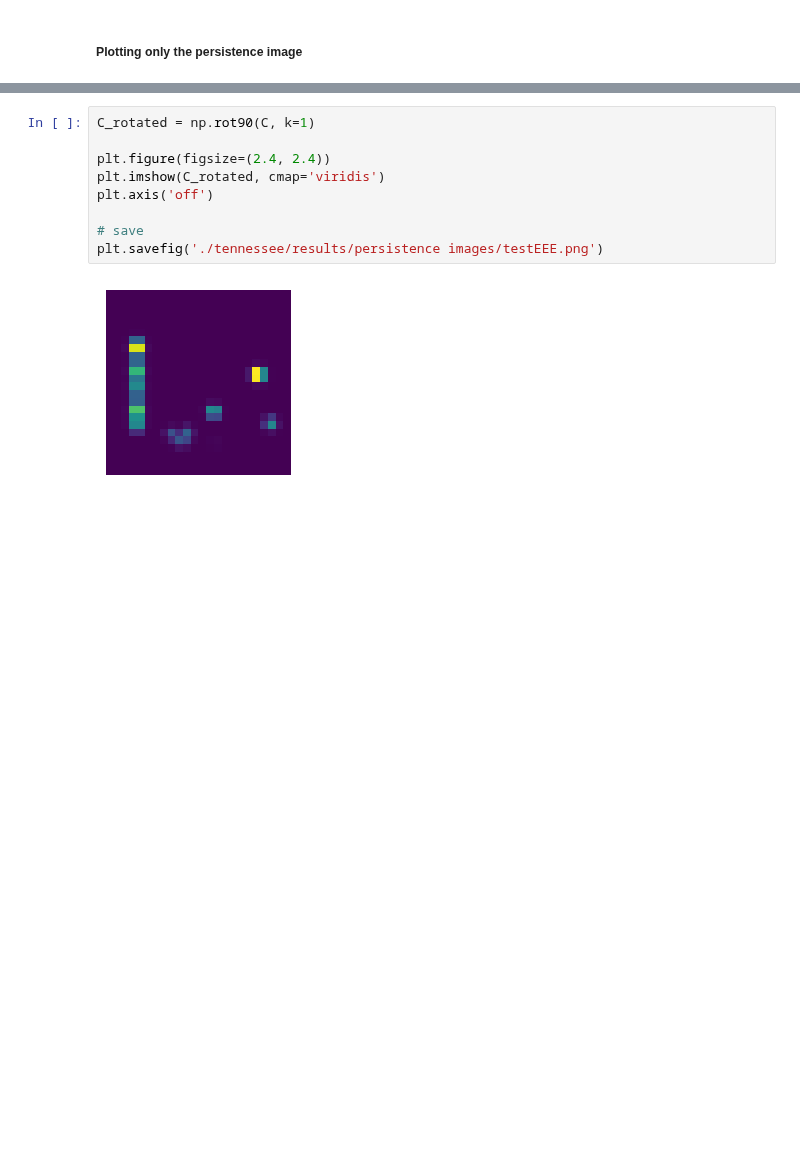
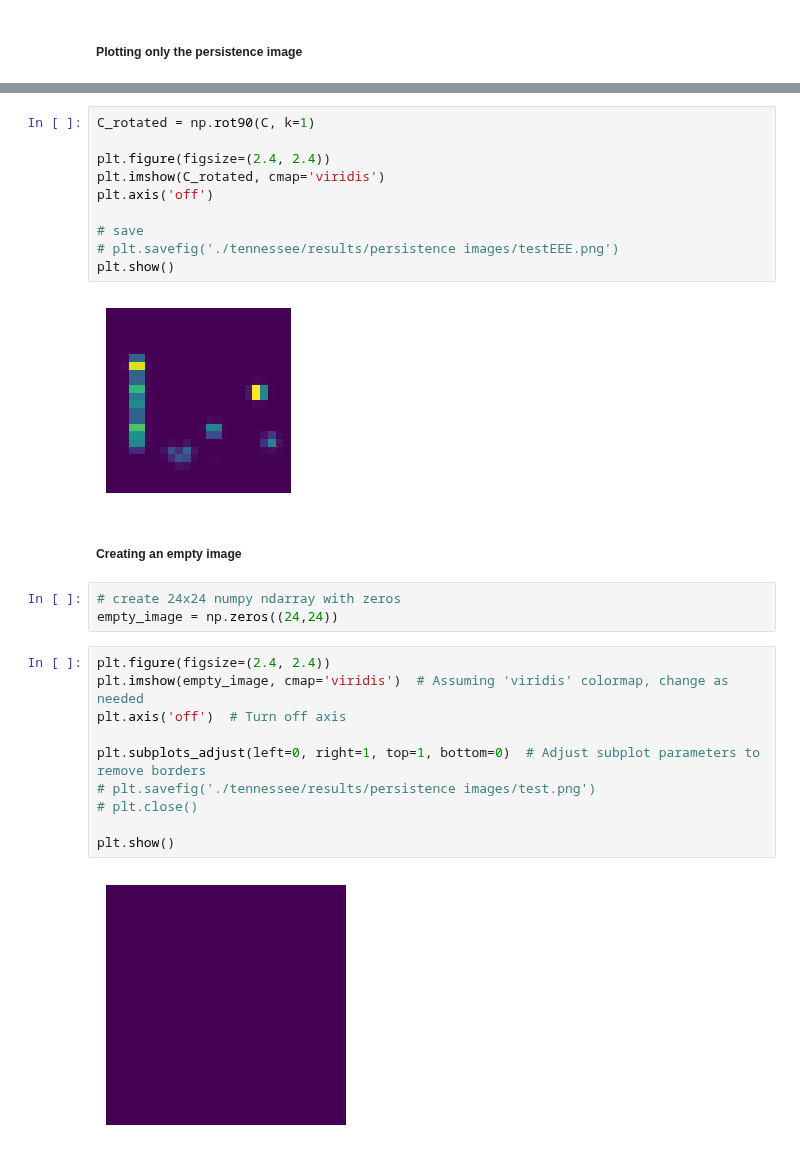
Before and after one commit to hashansl/opioid-risk-modeling, a Jupyter notebook: persistence image of small values.ipynb, the cells around one changed output, grey strips where cells are left out. Saved outputs shown, nothing was run; the diff lists cells and outputs as text; blank space fills up the shorter version.

```diff
--- a/persistence image of small values.ipynb
+++ b/persistence image of small values.ipynb
@@ -206,6 +206,24 @@ plt.imshow(C_rotated, cmap='viridis')
 plt.axis('off')
 
 # save
-plt.savefig('./tennessee/results/persistence images/testEEE.png')
+# plt.savefig('./tennessee/results/persistence images/testEEE.png')
+plt.show()
 # %% [output]
 [figure]
+# %% [markdown]
+##### Creating an empty image
+# %%
+# create 24x24 numpy ndarray with zeros
+empty_image = np.zeros((24,24))
+# %%
+plt.figure(figsize=(2.4, 2.4))
+plt.imshow(empty_image, cmap='viridis')  # Assuming 'viridis' colormap, change as needed
+plt.axis('off')  # Turn off axis
+
+plt.subplots_adjust(left=0, right=1, top=1, bottom=0)  # Adjust subplot parameters to remove borders
+# plt.savefig('./tennessee/results/persistence images/test.png')
+# plt.close()
+
+plt.show()
+# %% [output]
+[figure, added]
```
Also changed, not shown: parts of 1 cell of this notebook, 2 other files.
